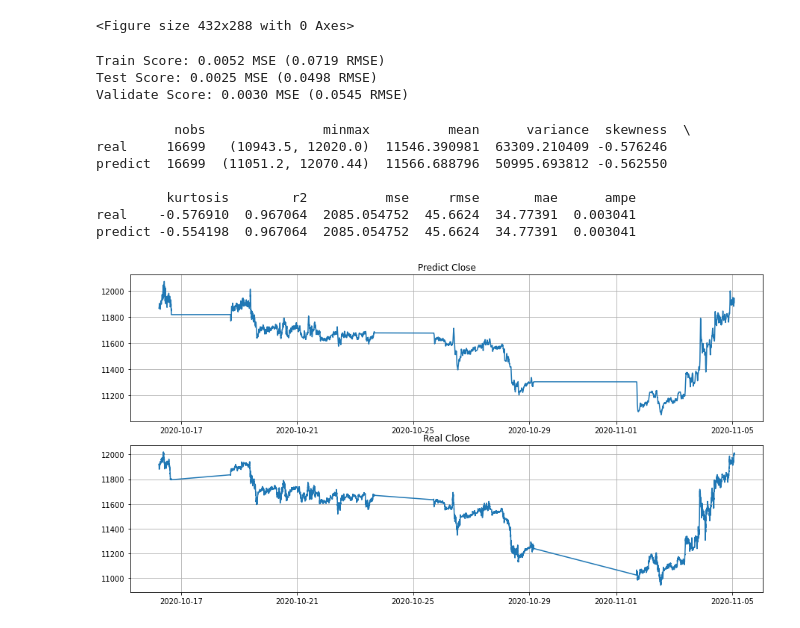
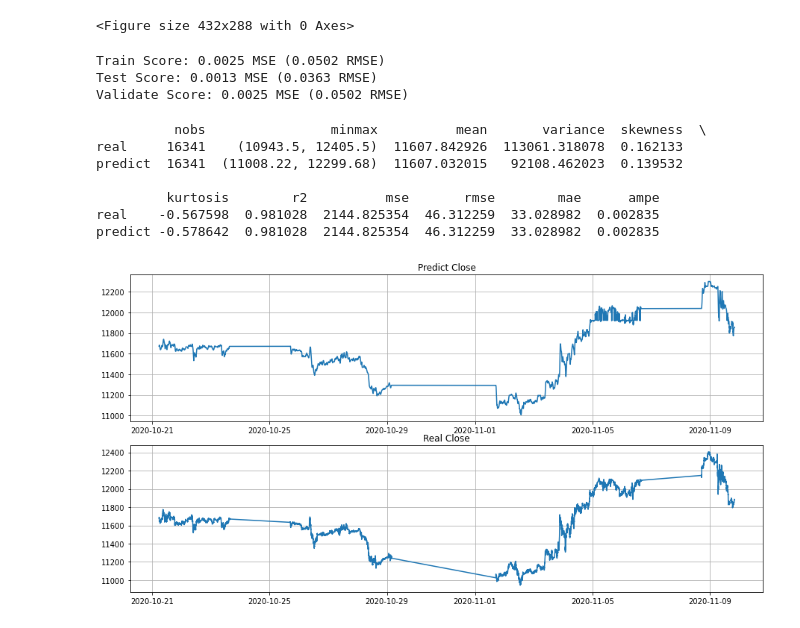
Before and after one commit to webclinic017/dbpower-machine-learning-project, a Jupyter notebook: nq.ipynb, the cells around one changed output. Cells and saved outputs as stored; diff of their text form; code cells hidden in the pictures.

```diff
--- a/nq.ipynb
+++ b/nq.ipynb
@@ -65,7 +65,10 @@ file_1 = os.path.abspath(os.path.join('data', 'nq', 'nq-20201105.csv'))
 df1_1 = reshape_dataframe(pd.read_csv(file_1))
 file_2 = os.path.abspath(os.path.join('data', 'nq', 'nq-20201105_Aug_Sep.csv'))
 df1_2 = reshape_dataframe(pd.read_csv(file_2))
-df2 = pd.concat([df1_1, df1_2], ignore_index=False)
+file_3 = os.path.abspath(os.path.join('data', 'nq', 'nq-20201110.csv'))
+df1_3 = reshape_dataframe(pd.read_csv(file_3))
+
+df2 = pd.concat([df1_1, df1_2, df1_3], ignore_index=False)
 
 # 1.2 刪除重覆index
 df2 = df2.groupby(df2.index).first()
@@ -73,6 +76,7 @@ df2 = df2.groupby(df2.index).first()
 # 1.3 排序
 df2.sort_index(axis=0, ascending=True, inplace=True)
 df3 = df2.copy(deep=True)
+df3
 # %% [output]
 Volume obtains 0
 Volume obtains 0
@@ -87,7 +106,7 @@ vols = np.array(df3['Volume'], dtype='float')
 for v in [5, 40, 80, 120]:
     df3['sma-'+str(v)]= talib.SMA(closes, timeperiod=v)
 # 2.2 Bollinger 保力加
-df3['upper-band'], df3['middle-band'], df3['lower-band'] = talib.BBANDS(closes, timeperiod=20, nbdevup=2, nbdevdn=2, matype=0)
+df3['upper-band'], df3['middle-band'], df3['lower-band'] = talib.BBANDS(closes, timeperiod=20*1.5, nbdevup=2, nbdevdn=2, matype=0)
 # 2.3 %B %保力加
 df3['%b'] = (df3['Close']-df3['lower-band'])/(df3['upper-band']-df3['lower-band'])*100
 df3['%b-high']  = common.percentB_belowzero(df3['%b'], df3['Close'])
@@ -95,7 +114,7 @@ df3['%b-low'] = common.percentB_aboveone(df3['%b'], df3['Close'])
 # 2.4 OBV 能量潮
 df3['obv'] = talib.OBV(closes, vols)
 # 2.5 VOL EMA
-df3['vol-ema5'] = talib.EMA(vols, timeperiod=5)
+df3['vol-ema5'] = talib.EMA(vols, timeperiod=5*4)
 # 2.6 P-SAR 抛物线
 df3['p-sar'] = talib.SAR(highs, lows, acceleration=0.02, maximum=0.2)
 # 2.7 VWAP 成交量加權平均價格
@@ -136,8 +155,9 @@ for k, _df5 in data.items():
     # 4.1 style
     style = mpf.make_mpf_style(base_mpf_style='charles', rc={'font.size':6})
     # 4.2 addplot
-    apds = [mpf.make_addplot(df5[['lower-band','upper-band']],panel=0,color='orange',linestyle='dashdot'),
-            mpf.make_addplot(df5['vwap-40'].replace(0, np.nan),panel=0,color='aqua',linestyle='dashdot'),
+    apds = [mpf.make_addplot(df5['lower-band'],panel=0,color='orange',linestyle='solid'),
+            mpf.make_addplot(df5['upper-band'],panel=0,color='bisque',linestyle='solid'),
+            mpf.make_addplot(df5['vwap-40'].replace(0, np.nan),panel=0,color='aqua',linestyle='solid'),
             mpf.make_addplot(df5['%b-low'],type='scatter',markersize=20,marker='v',panel=0),
             mpf.make_addplot(df5['%b-high'],type='scatter',markersize=20,marker='^',panel=0),
             mpf.make_addplot(df5['p-sar'],scatter=True,markersize=1,marker='*',panel=0,color='blueviolet'),
@@ -156,7 +176,7 @@ for k, _df5 in data.items():
     if (False):
         try:
             print(df5.shape, df5['udate'].iloc[0], df5['udate'].iloc[-1])
-            mpf.plot(df5, type='candle', addplot=apds, style=style, ylabel='', ylabel_lower='', volume=True, figscale=0.5, xrotation=0, datetime_format="%H:%M", show_nontrading=False, tight_layout=True, savefig='./data/img-nq/features/'+k.strftime('%m-%d-%Y'))
+            mpf.plot(df5, type='candle', addplot=apds, style=style, ylabel='', ylabel_lower='', volume=True, figscale=0.75, xrotation=0, datetime_format="%H:%M", show_nontrading=False, tight_layout=True, savefig='./data/img-nq/features/'+k.strftime('%m-%d-%Y'))
         except:
             drop_list_2.append(k)
     # 4.4 drop err day
@@ -347,9 +367,9 @@ print('Test Score: %.4f MSE (%.4f RMSE)' % (test_score[0], math.sqrt(test_score[
 valid_score = model.evaluate(x_valid, y_valid, verbose=0)
 print('Validate Score: %.4f MSE (%.4f RMSE)' % (valid_score[0], math.sqrt(valid_score[0])))
 # %% [output]
-Train Score: 0.0052 MSE (0.0719 RMSE)
-Test Score: 0.0025 MSE (0.0498 RMSE)
-Validate Score: 0.0030 MSE (0.0545 RMSE)
+Train Score: 0.0025 MSE (0.0502 RMSE)
+Test Score: 0.0013 MSE (0.0363 RMSE)
+Validate Score: 0.0025 MSE (0.0502 RMSE)
 # %%
 # 9.0 prediction
 predict1 = model.predict(x_valid)
@@ -367,7 +387,7 @@ predict4 = [v[0] for v in predict3]
 close4 = [v[0] for v in close3]
 
 # 9.2 rehsape dataframe
-df9 = pd.DataFrame({'real_close': close4, 'predict_close': predict4})
+df9 = pd.DataFrame({'predict_close': predict4, 'real_close': close4})
 df9.index = validation_data.iloc[-df9.shape[0]-1:-1].index
 
 # 9.3.1 stats evaluate
@@ -392,37 +412,37 @@ df12.to_csv(path_3)
 print(df12)
 
 # 9.4.1 combine
 df10 = df7.drop(list(df7.columns)[6:], axis=1)
 df11 = pd.concat([df10, df9], axis=1)
 df11 = df11.tail(df9.shape[0]+window_size_1+t_pus_no)
 
 # 9.4.2 save
 path_1 = os.path.abspath(os.path.join('data', 'nq', 'nq-prediction.csv'))
 if os.path.exists(path_1):
     os.remove(path_1)
 df11.to_csv(path_1)
 
 # 9.5 chart
 fig, axs = plt.subplots(2)
 fig.set_size_inches(12.5, 6.5)
 fig.tight_layout()
 axs[0].plot(df11.index, df11['predict_close'])
 axs[1].plot(df11.index, df11['real_close'])
 axs[0].grid(True)
 axs[1].grid(True)
 axs[0].set_title('Predict Close')
 axs[1].set_title('Real Close')
 
 path_2 = os.path.abspath(os.path.join('data', 'img-nq', 'prediction', 'nq-prediction-'+cur_time+'.jpg'))
 if os.path.exists(path_2):
     os.remove(path_2)
 plt.savefig(path_2)
 # %% [output]
-          nobs               minmax          mean      variance  skewness  \
-real     16699   (10943.5, 12020.0)  11546.390981  63309.210409 -0.576246
-predict  16699  (11051.2, 12070.44)  11566.688796  50995.693812 -0.562550
+          nobs                minmax          mean       variance  skewness  \
+real     16341    (10943.5, 12405.5)  11607.842926  113061.318078  0.162133
+predict  16341  (11008.22, 12299.68)  11607.032015   92108.462023  0.139532
 
-         kurtosis        r2          mse     rmse       mae      ampe
-real    -0.576910  0.967064  2085.054752  45.6624  34.77391  0.003041
-predict -0.554198  0.967064  2085.054752  45.6624  34.77391  0.003041
+         kurtosis        r2          mse       rmse        mae      ampe
+real    -0.567598  0.981028  2144.825354  46.312259  33.028982  0.002835
+predict -0.578642  0.981028  2144.825354  46.312259  33.028982  0.002835
-[figure, old version]
+[figure, new version]
```
Also changed, not shown: parts of 3 cells of this notebook, 1 other file.
